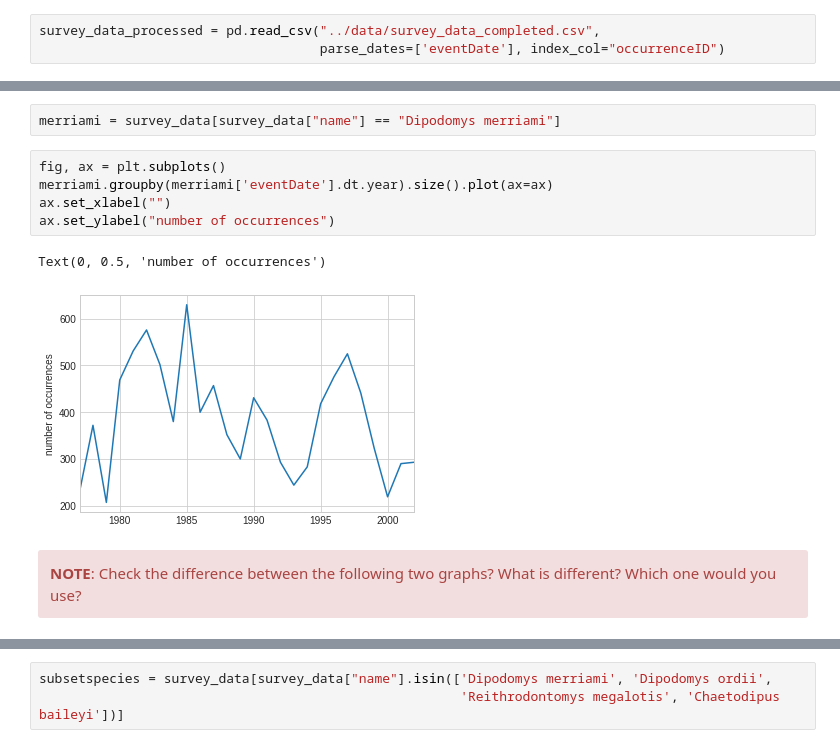
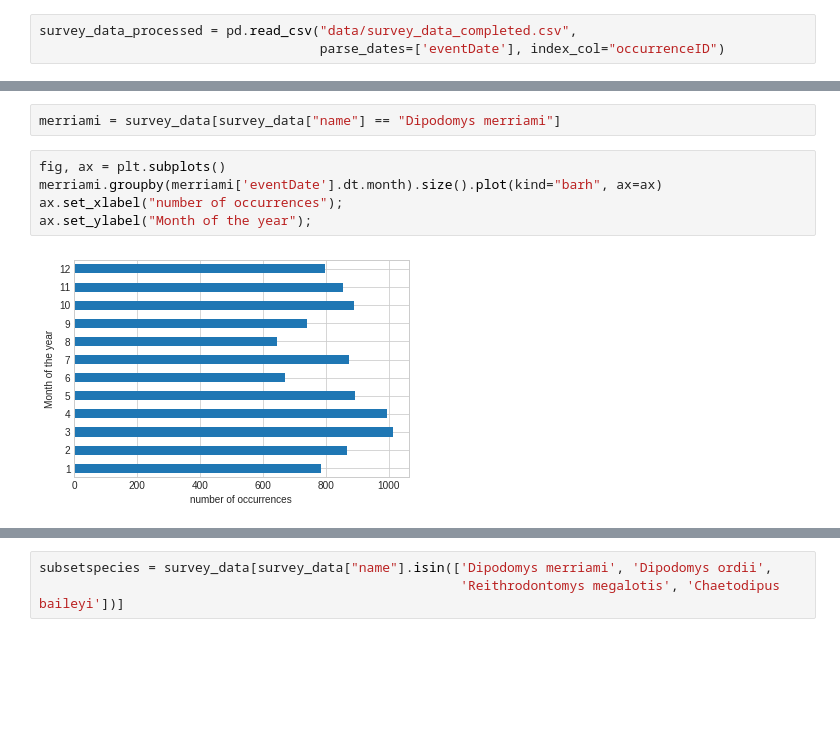
Before and after one commit to jorisvandenbossche/DS-python-data-analysis, a Jupyter notebook: _solved/case2_observations_analysis.ipynb, the cells around one changed output, grey strips where cells are left out. Drawn from its saved outputs; the diff is of its cells as text; blank space fills up the shorter version.

```diff
--- a/_solved/case2_observations_analysis.ipynb
+++ b/_solved/case2_observations_analysis.ipynb
@@ -31,7 +35,7 @@ plt.style.use('seaborn-whitegrid')
 
 </div>
 # %%
-survey_data_processed = pd.read_csv("../data/survey_data_completed.csv",
+survey_data_processed = pd.read_csv("data/survey_data_completed.csv",
                                     parse_dates=['eventDate'], index_col="occurrenceID")
 # %%
 survey_data_processed.head()
@@ -490,13 +652,8 @@ len(non_bird_species)
 merriami = survey_data[survey_data["name"] == "Dipodomys merriami"]
 # %%
 fig, ax = plt.subplots()
-merriami.groupby(merriami['eventDate'].dt.year).size().plot(ax=ax)
-ax.set_xlabel("")
-ax.set_ylabel("number of occurrences")
+merriami.groupby(merriami['eventDate'].dt.month).size().plot(kind="barh", ax=ax)
+ax.set_xlabel("number of occurrences");
+ax.set_ylabel("Month of the year");
 # %% [output]
-Text(0, 0.5, 'number of occurrences')
-[figure, old version]
+[figure, new version]
-# %% [markdown]
-<div class="alert alert-danger">
-    <b>NOTE</b>: Check the difference between the following two graphs? What is different? Which one would you use?
-</div>
```
Also changed, not shown: parts of 138 cells of this notebook.
